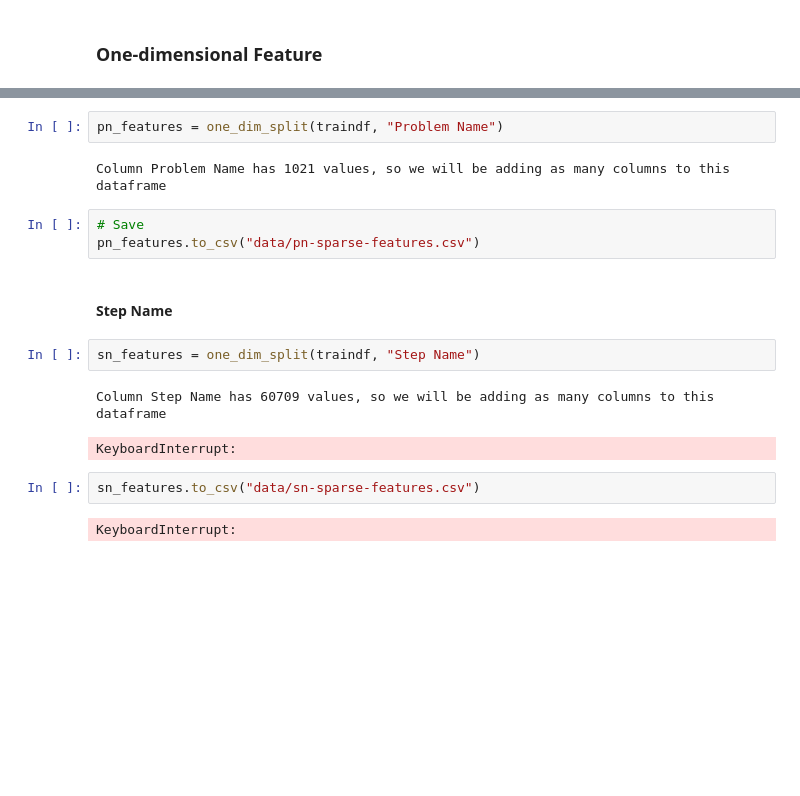
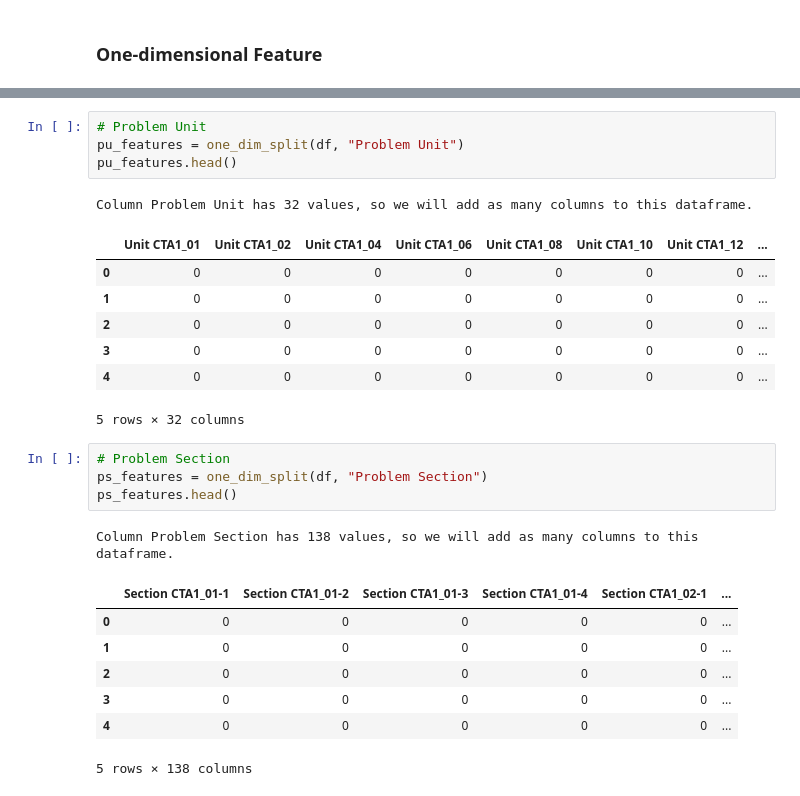
Before and after one commit to peihaowang/KDDCup2010, a Jupyter notebook: sparse_features.ipynb, the cells around one changed output, grey strips where cells are left out. Cells and saved outputs as stored; diff of their text form; blank space fills up the shorter version.

```diff
--- a/sparse_features.ipynb
+++ b/sparse_features.ipynb
@@ -93,18 +98,26 @@ ps_features.to_csv("data/ps-sparse-features.csv")
-# %%
-pn_features = one_dim_split(traindf, "Problem Name")
-# %% [output]
-Column Problem Name has 1021 values, so we will be adding as many columns to this dataframe
-# %%
-# Save
-pn_features.to_csv("data/pn-sparse-features.csv")
-# %% [markdown]
-#### Step Name
-# %%
-sn_features = one_dim_split(traindf, "Step Name")
-# %% [output]
-Column Step Name has 60709 values, so we will be adding as many columns to this dataframe
-KeyboardInterrupt:
-# %%
-sn_features.to_csv("data/sn-sparse-features.csv")
-# %% [output]
-KeyboardInterrupt:
+# %%
+# Problem Unit
+pu_features = one_dim_split(df, "Problem Unit")
+pu_features.head()
+# %% [output]
+Column Problem Unit has 32 values, so we will add as many columns to this dataframe.
+|  | Unit CTA1_01 | Unit CTA1_02 | Unit CTA1_04 | Unit CTA1_06 | Unit CTA1_08 | Unit CTA1_10 | Unit CTA1_12 | ... |
+| 0 | 0 | 0 | 0 | 0 | 0 | 0 | 0 | ... |
+| 1 | 0 | 0 | 0 | 0 | 0 | 0 | 0 | ... |
+| 2 | 0 | 0 | 0 | 0 | 0 | 0 | 0 | ... |
+| 3 | 0 | 0 | 0 | 0 | 0 | 0 | 0 | ... |
+| 4 | 0 | 0 | 0 | 0 | 0 | 0 | 0 | ... |
+5 rows × 32 columns
+# %%
+# Problem Section
+ps_features = one_dim_split(df, "Problem Section")
+ps_features.head()
+# %% [output]
+Column Problem Section has 138 values, so we will add as many columns to this dataframe.
+|  | Section CTA1_01-1 | Section CTA1_01-2 | Section CTA1_01-3 | Section CTA1_01-4 | Section CTA1_02-1 | ... |
+| 0 | 0 | 0 | 0 | 0 | 0 | ... |
+| 1 | 0 | 0 | 0 | 0 | 0 | ... |
+| 2 | 0 | 0 | 0 | 0 | 0 | ... |
+| 3 | 0 | 0 | 0 | 0 | 0 | ... |
+| 4 | 0 | 0 | 0 | 0 | 0 | ... |
+5 rows × 138 columns
```
Also changed, not shown: parts of 62 cells of this notebook.
